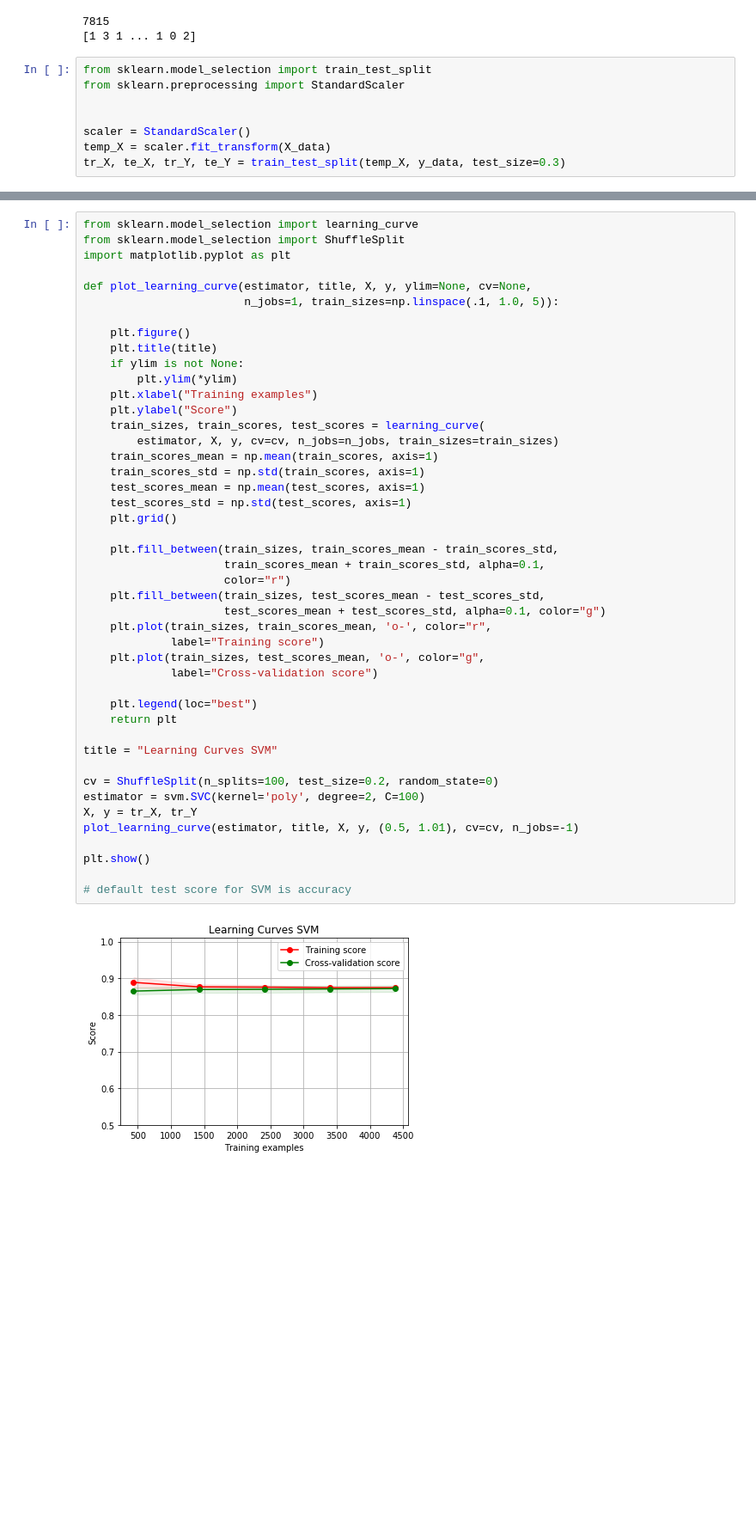
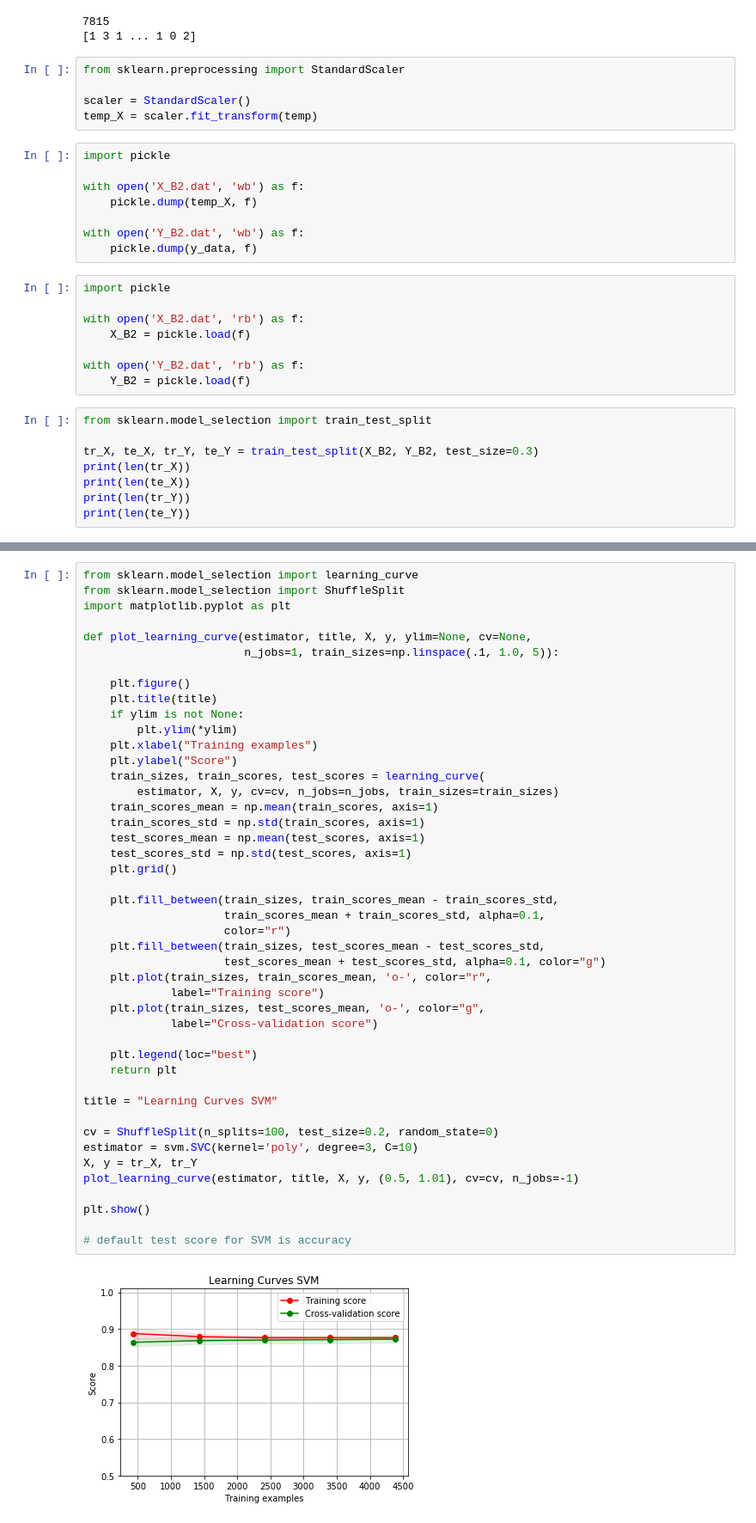
Before and after one commit to harizjuzaimi/AMLSassignment19_20, a Jupyter notebook: B2/testing.ipynb, the cells around one changed output, grey strips where cells are left out. Shown at 86% size. Cells and saved outputs as stored; diff of their text form; blank space fills up the shorter version.

```diff
--- a/B2/testing.ipynb
+++ b/B2/testing.ipynb
@@ -401,10 +227,31 @@ print(y_data)
 7815
 [1 3 1 ... 1 0 2]
 # %%
-from sklearn.model_selection import train_test_split
 from sklearn.preprocessing import StandardScaler
 
-
 scaler = StandardScaler()
-temp_X = scaler.fit_transform(X_data)
-tr_X, te_X, tr_Y, te_Y = train_test_split(temp_X, y_data, test_size=0.3)
+temp_X = scaler.fit_transform(temp)
+# %%
+import pickle
+
+with open('X_B2.dat', 'wb') as f:
+    pickle.dump(temp_X, f)
+
+with open('Y_B2.dat', 'wb') as f:
+    pickle.dump(y_data, f)
+# %%
+import pickle
+
+with open('X_B2.dat', 'rb') as f:
+    X_B2 = pickle.load(f)
+
+with open('Y_B2.dat', 'rb') as f:
+    Y_B2 = pickle.load(f)
+# %%
+from sklearn.model_selection import train_test_split
+
+tr_X, te_X, tr_Y, te_Y = train_test_split(X_B2, Y_B2, test_size=0.3)
+print(len(tr_X))
+print(len(te_X))
+print(len(tr_Y))
+print(len(te_Y))
@@ -467,35 +319,35 @@ def plot_learning_curve(estimator, title, X, y, ylim=None, cv=None,
         estimator, X, y, cv=cv, n_jobs=n_jobs, train_sizes=train_sizes)
     train_scores_mean = np.mean(train_scores, axis=1)
     train_scores_std = np.std(train_scores, axis=1)
     test_scores_mean = np.mean(test_scores, axis=1)
     test_scores_std = np.std(test_scores, axis=1)
     plt.grid()
 
     plt.fill_between(train_sizes, train_scores_mean - train_scores_std,
                      train_scores_mean + train_scores_std, alpha=0.1,
                      color="r")
     plt.fill_between(train_sizes, test_scores_mean - test_scores_std,
                      test_scores_mean + test_scores_std, alpha=0.1, color="g")
     plt.plot(train_sizes, train_scores_mean, 'o-', color="r",
              label="Training score")
     plt.plot(train_sizes, test_scores_mean, 'o-', color="g",
              label="Cross-validation score")
 
     plt.legend(loc="best")
     return plt
 
 title = "Learning Curves SVM"
 
 cv = ShuffleSplit(n_splits=100, test_size=0.2, random_state=0)
-estimator = svm.SVC(kernel='poly', degree=2, C=100)
+estimator = svm.SVC(kernel='poly', degree=3, C=10)
 X, y = tr_X, tr_Y
 plot_learning_curve(estimator, title, X, y, (0.5, 1.01), cv=cv, n_jobs=-1)
 
 plt.show()
 
 # default test score for SVM is accuracy
 # %% [output]
-[figure, old version]
+[figure, new version]
 # %%
 from sklearn.metrics import confusion_matrix
 from matplotlib.colors import ListedColormap
```
Also changed, not shown: parts of 16 cells of this notebook, 51 other files.
